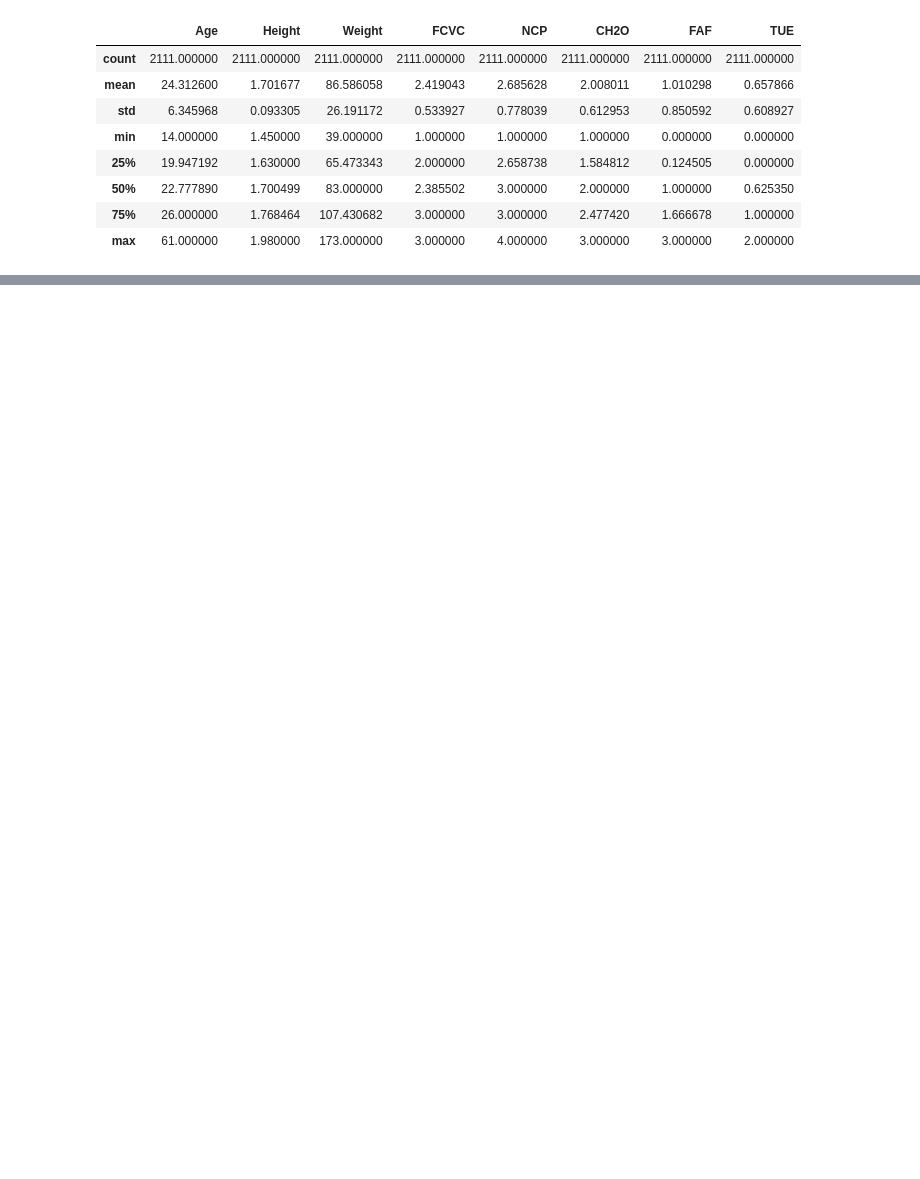
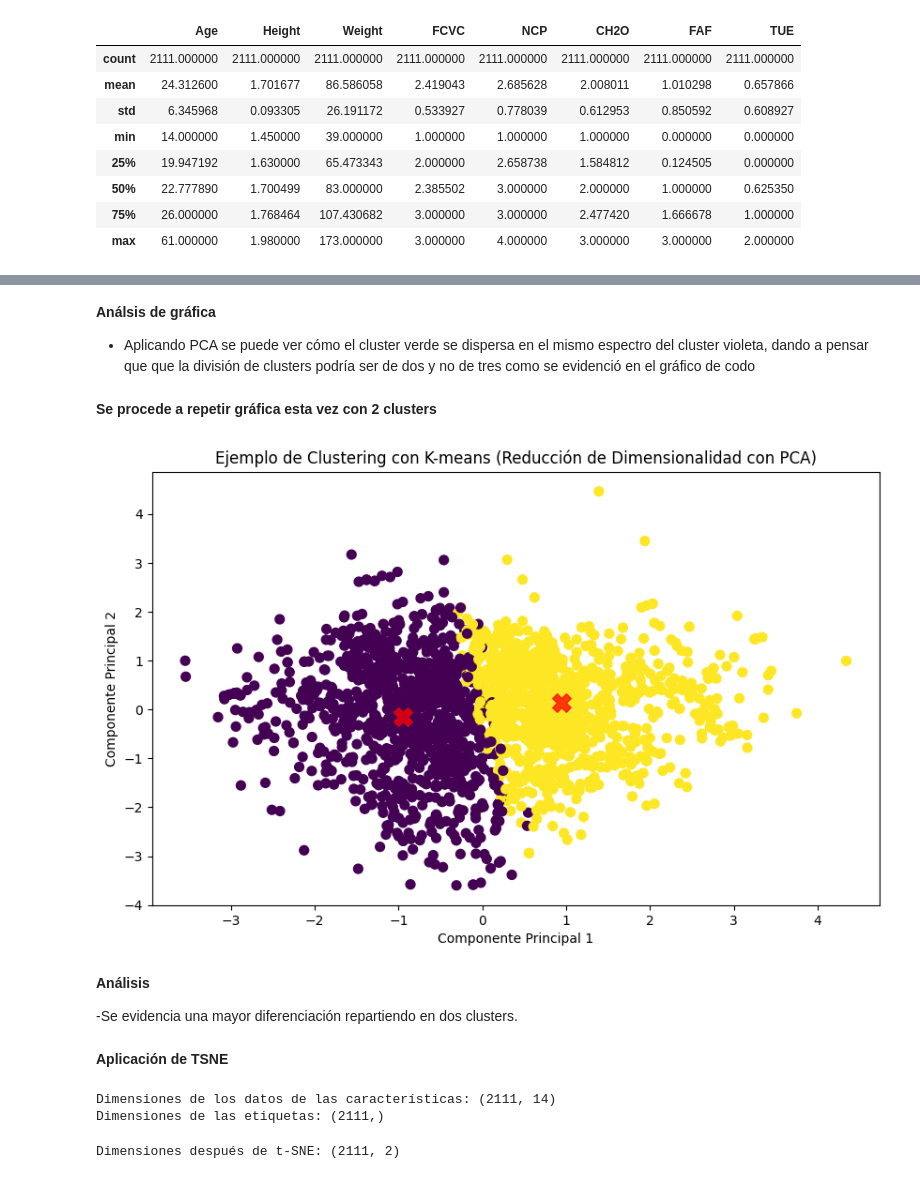
Before and after one commit to dfbat/ml_ean_2024_3, a Jupyter notebook: Cuadernos/Evaluación de datos sobre obesidad .ipynb, the cells around one changed output, grey strips where cells are left out. Drawn from its saved outputs; the diff is of its cells as text; code cells hidden in the pictures; blank space fills up the shorter version.

```diff
--- a/Cuadernos/Evaluación de datos sobre obesidad .ipynb
+++ b/Cuadernos/Evaluación de datos sobre obesidad .ipynb
@@ -139,0 +257,58 @@ df.describe()
+# %% [markdown]
+**Análsis de gráfica**
+
+- Aplicando PCA se puede ver cómo el cluster verde se dispersa en el mismo espectro del cluster violeta, dando a pensar que que la división de clusters podría ser de dos y no de tres como se evidenció en el gráfico de codo
+# %% [markdown]
+**Se procede a repetir gráfica esta vez con 2 clusters**
+# %%
+# Variables cuantitativas
+variables_cuantitativas = df.select_dtypes(include=['number'])
+
+# Normalizar las variables cuantitativas
+scaler = StandardScaler()
+variables_cuant_scaled = scaler.fit_transform(variables_cuant)
+
+# Aplicación K-means
+kmeans = KMeans(n_clusters=2, random_state=42)
+kmeans.fit(variables_cuant_scaled)
+y_kmeans = kmeans.predict(variables_cuant_scaled)
+
+# Reducción de dimensionalidad PCA
+pca = PCA(n_components=2)
+variables_pca = pca.fit_transform(variables_cuant_scaled)
+centers_pca = pca.transform(kmeans.cluster_centers_)
+
+# Visualización de los clusters
+plt.figure(figsize=(10, 6))
+plt.scatter(variables_pca[:, 0], variables_pca[:, 1], c=y_kmeans, s=50, cmap='viridis')
+plt.scatter(centers_pca[:, 0], centers_pca[:, 1], c='red', s=200, alpha=0.75, marker='X')
+plt.title('Ejemplo de Clustering con K-means (Reducción de Dimensionalidad con PCA)')
+plt.xlabel('Componente Principal 1')
+plt.ylabel('Componente Principal 2')
+plt.show()
+# %% [output]
+[figure, added]
+# %% [markdown]
+**Análisis**
+
+-Se evidencia una mayor diferenciación repartiendo en dos clusters.
+# %% [markdown]
+**Aplicación de TSNE**
+# %%
+# Datos del dataset de obesidad
+X1 = df.drop(columns=['NObeyesdad'])  # Datos de las características, excluyendo la etiqueta
+y1 = df['NObeyesdad']  # Etiquetas del dataset (NObeyesdad)
+
+# Convertir las variables categóricas en variables dummy (One-Hot Encoding)
+X_encoded = pd.get_dummies(X1)
+
+# Normalizar los datos
+scaler = StandardScaler()
+X_scaled = scaler.fit_transform(X_encoded)
+
+# Mostramos las dimensiones de los datos
+print(f"Dimensiones de los datos de las características: {X1.shape}")
+print(f"Dimensiones de las etiquetas: {y1.shape}")
+# %% [output]
+Dimensiones de los datos de las características: (2111, 14)
+Dimensiones de las etiquetas: (2111,)
@@ -139,0 +321,5 @@ df.describe()
+# %%
+# Mostrar las dimensiones resultantes
+print(f"Dimensiones después de t-SNE: {X_2d.shape}")
+# %% [output]
+Dimensiones después de t-SNE: (2111, 2)
```
Also changed, not shown: parts of 19 cells of this notebook.
